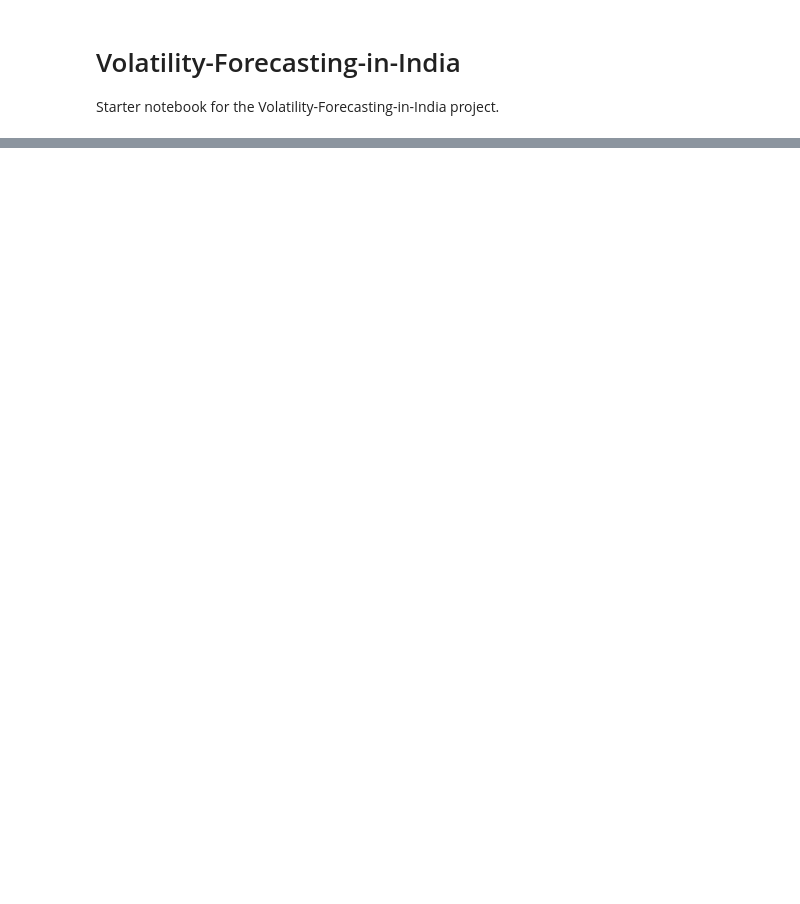
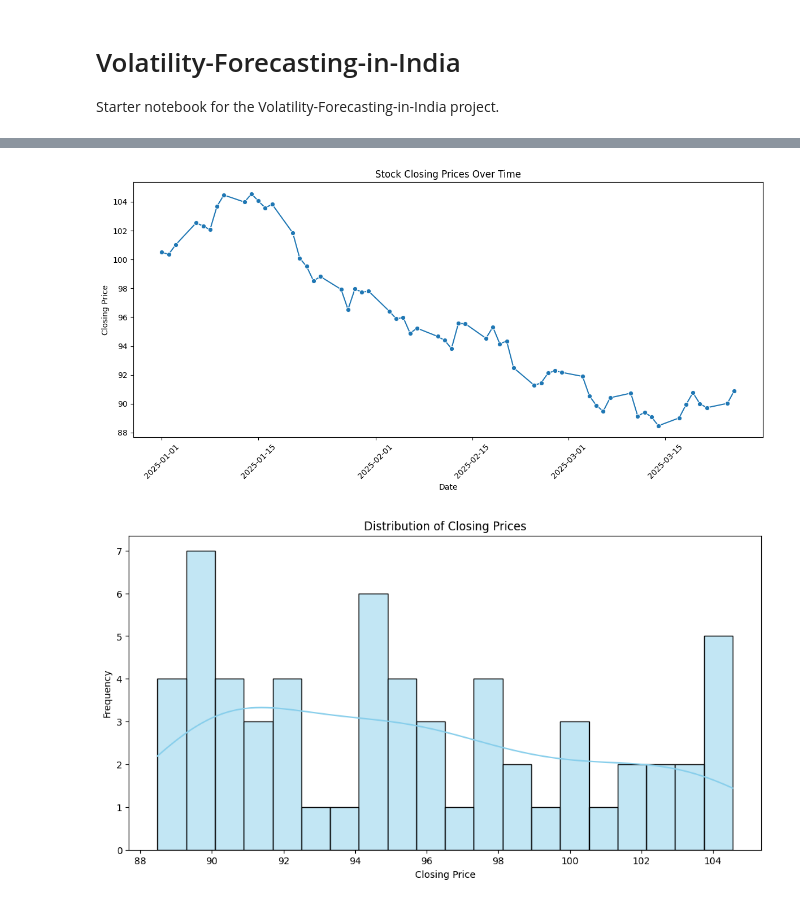
Before and after one commit to Ayoube26111/WQU-DataScienceLab, a Jupyter notebook: Volatility-Forecasting-in-India/notebooks/starter_notebook.ipynb, the cells around one changed output, grey strips where cells are left out. Cells and saved outputs as stored; diff of their text form; code cells hidden in the pictures; blank space fills up the shorter version.

```diff
--- a/Volatility-Forecasting-in-India/notebooks/starter_notebook.ipynb
+++ b/Volatility-Forecasting-in-India/notebooks/starter_notebook.ipynb
@@ -46,0 +98,22 @@ File not found: ../data/raw/volatility_data.xlsx
+# %%
+# -------------------------
+# Quick visualization
+# -------------------------
+plt.figure(figsize=(12,6))
+sns.lineplot(data=df, x="date", y="close", marker="o")
+plt.title("Stock Closing Prices Over Time")
+plt.xlabel("Date")
+plt.ylabel("Closing Price")
+plt.xticks(rotation=45)
+plt.tight_layout()
+plt.show()
+
+plt.figure(figsize=(12,6))
+sns.histplot(df['close'], bins=20, kde=True, color='skyblue')
+plt.title("Distribution of Closing Prices")
+plt.xlabel("Closing Price")
+plt.ylabel("Frequency")
+plt.show()
+# %% [output]
+[figure, added]
+[figure, added]
```
Also changed, not shown: parts of 11 cells of this notebook.
